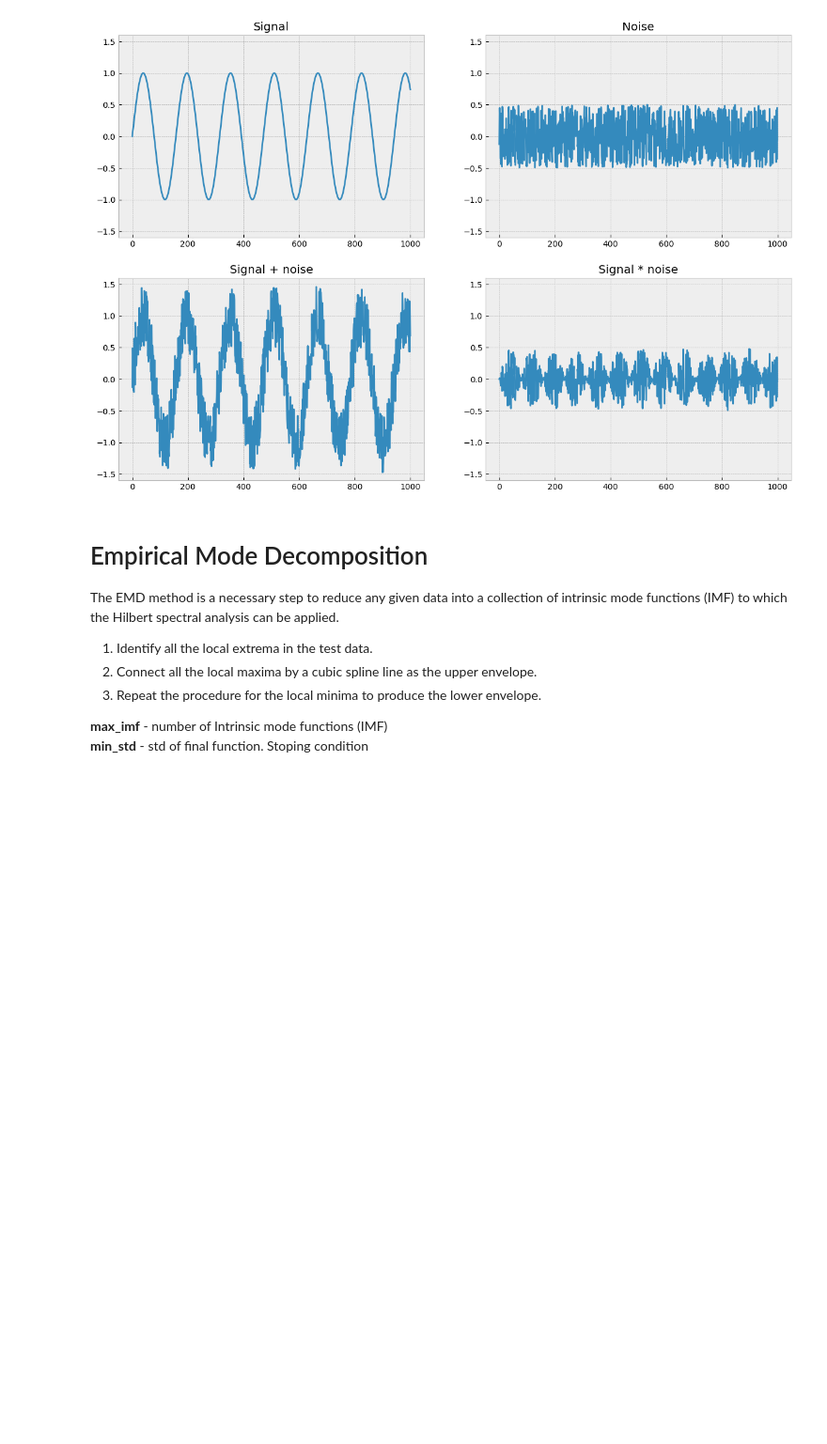
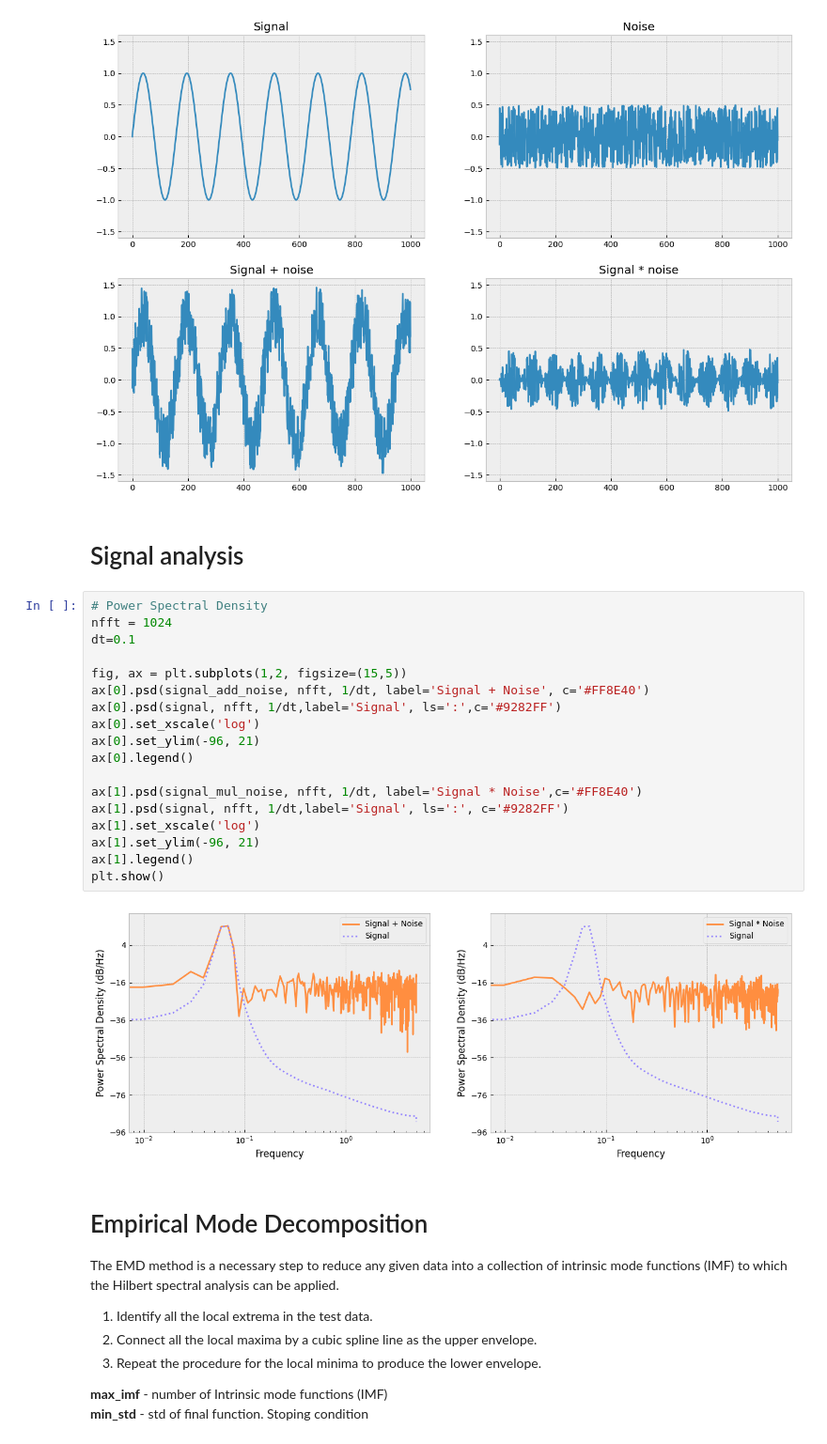
Before and after one commit to ivanvoid/HHSA, a Jupyter notebook: Holo-Hilbert-SA.ipynb, the cells around one changed output. Shown at 94% size. Drawn from its saved outputs; the diff is of its cells as text; blank space fills up the shorter version.

```diff
--- a/Holo-Hilbert-SA.ipynb
+++ b/Holo-Hilbert-SA.ipynb
@@ -40,6 +44,28 @@ for i in range(2):
 fig.show()
 # %% [output]
 [figure]
+# %% [markdown]
+# Signal analysis
+# %%
+# Power Spectral Density
+nfft = 1024
+dt=0.1
+
+fig, ax = plt.subplots(1,2, figsize=(15,5))
+ax[0].psd(signal_add_noise, nfft, 1/dt, label='Signal + Noise', c='#FF8E40')
+ax[0].psd(signal, nfft, 1/dt,label='Signal', ls=':',c='#9282FF')
+ax[0].set_xscale('log')
+ax[0].set_ylim(-96, 21)
+ax[0].legend()
+
+ax[1].psd(signal_mul_noise, nfft, 1/dt, label='Signal * Noise',c='#FF8E40')
+ax[1].psd(signal, nfft, 1/dt,label='Signal', ls=':', c='#9282FF')
+ax[1].set_xscale('log')
+ax[1].set_ylim(-96, 21)
+ax[1].legend()
+plt.show()
+# %% [output]
+[figure, added]
 # %% [markdown]
 # Empirical Mode Decomposition
 The EMD method is a necessary step to reduce any given data into a collection of intrinsic mode functions (IMF) to which the Hilbert spectral analysis can be applied.
```
Also changed, not shown: parts of 27 cells of this notebook, 4 other files.
